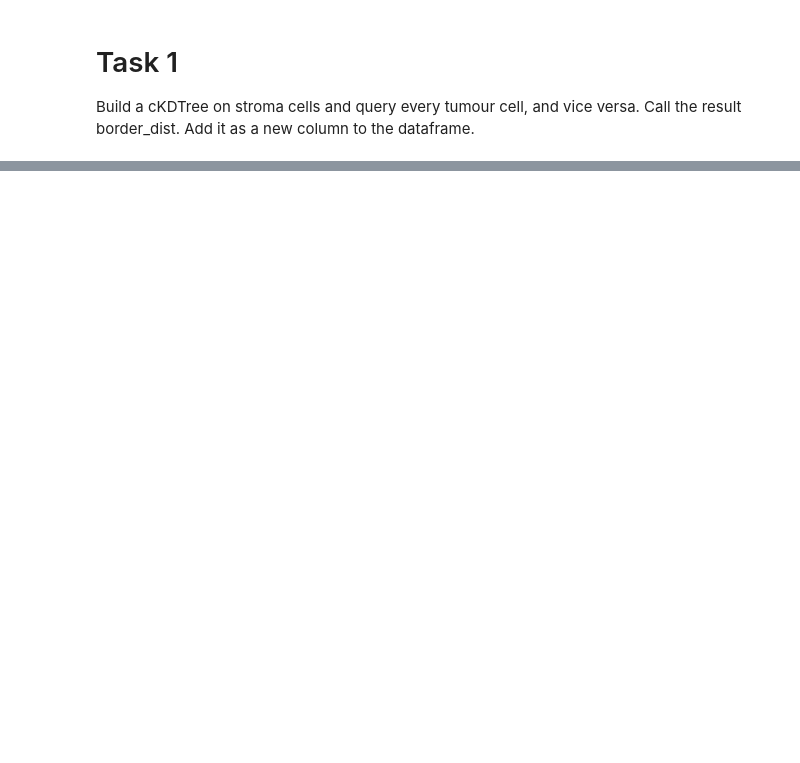
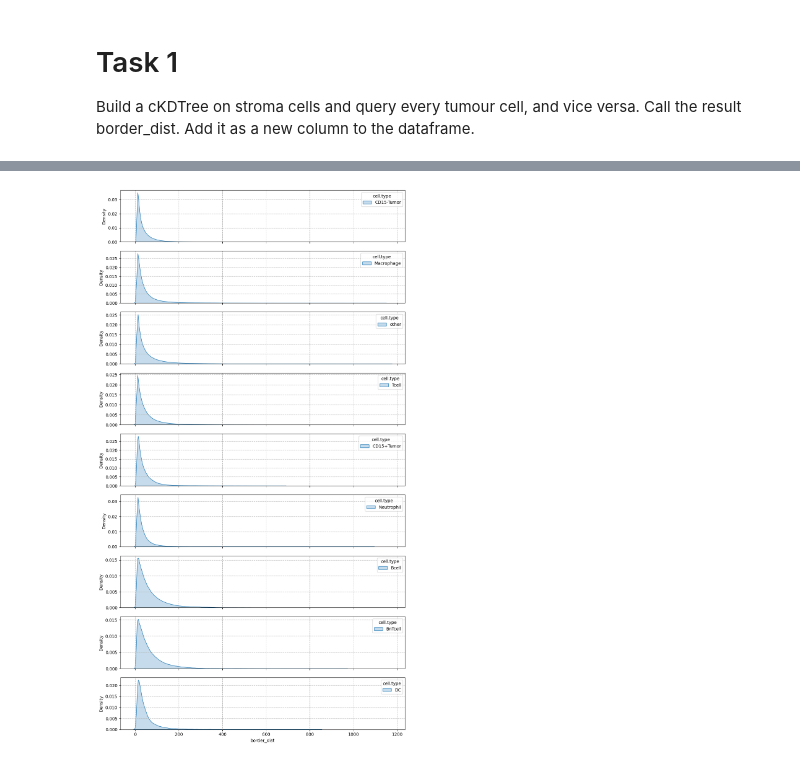
Before and after one commit to Karolcha100/Systems-Biology-Additional-Project, a Jupyter notebook: exercise-D1_one_patient.ipynb, the cells around one changed output, grey strips where cells are left out. Drawn from its saved outputs; the diff is of its cells as text; code cells hidden in the pictures; blank space fills up the shorter version.

```diff
--- a/exercise-D1_one_patient.ipynb
+++ b/exercise-D1_one_patient.ipynb
@@ -98,0 +72,11 @@ ValueError: Length of values (501394) does not match length of index (701034)
+# %%
+dfs: list[pd.DataFrame] = []
+
+for patient_id in df.index.get_level_values(0).unique():
+    print(f"Patient: {patient_id}: ... ", end = "")
+    df_tmp = analise_patient(df.loc[patient_id])
+    df_tmp["patient_id"] = patient_id
+    dfs.append(df_tmp)
+    print(f"[DONE]")
+
+df = pd.concat(dfs)
@@ -98,0 +99,4 @@ ValueError: Length of values (501394) does not match length of index (701034)
+# %%
+df = df.reset_index().set_index(["patient_id", "Unnamed: 0"])
+
+df
@@ -98,0 +125,23 @@ ValueError: Length of values (501394) does not match length of index (701034)
+# %%
+num_uniq_celltypes = len(df["cell.type"].unique())
+# %%
+def configure_axis(ax: Axes) -> None:
+    ax.grid(True, ls = "--")
+# %%
+fig, axs = plt.subplots(num_uniq_celltypes, figsize=(10, 2 * num_uniq_celltypes), sharex=True)
+
+fig.tight_layout()
+
+for i, (ax, cell_type) in enumerate(zip(axs, df["cell.type"].unique())):
+    configure_axis(ax)
+
+    sns.kdeplot(
+        ax = ax,
+        data = df[(df['cell.type'] == cell_type) & (df["in.ROI.tumor_tissue"] == True)],
+        x = "border_dist",
+        fill=True,
+        bw_adjust=0.5,
+        hue = "cell.type"
+    )
+# %% [output]
+[figure, added]
```
Also changed, not shown: parts of 21 cells of this notebook, 1 other file.
